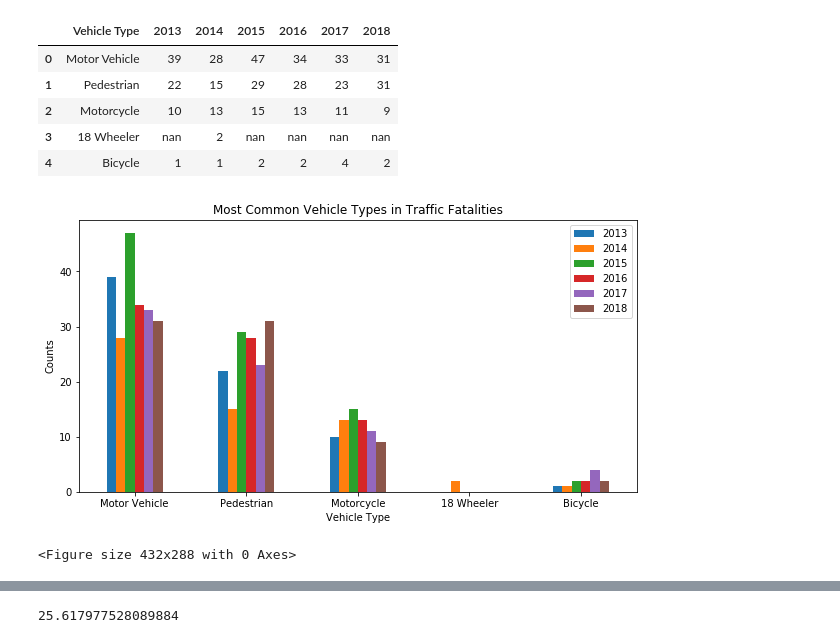
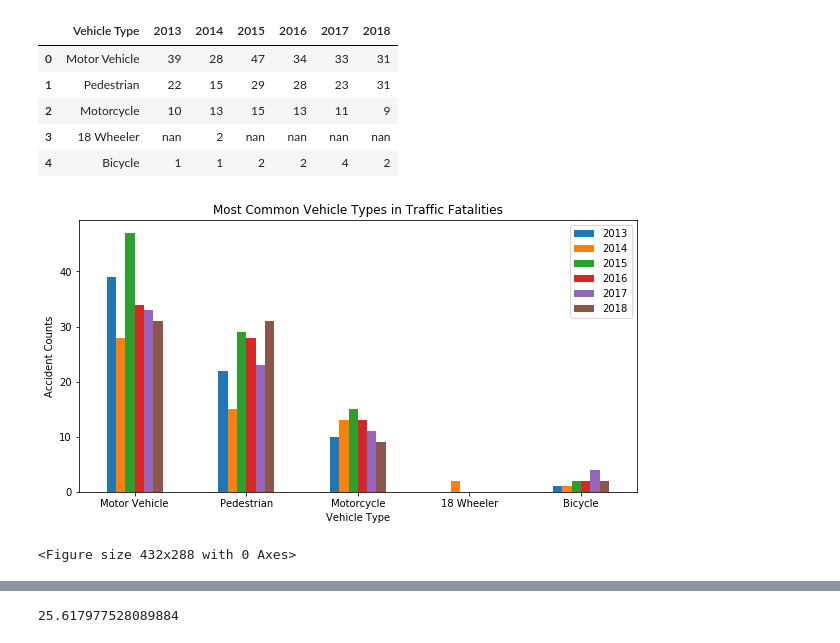
Before and after one commit to jal536/Austin_Traffic_Fatalities_2013_to_2018, a Jupyter notebook: Jen.ipynb, the cells around one changed output, grey strips where cells are left out. Cells and saved outputs as stored; diff of their text form; code cells hidden in the pictures.

```diff
--- a/Jen.ipynb
+++ b/Jen.ipynb
@@ -107,14 +107,14 @@ counts
 # %%
 vehicles = counts.plot(kind="bar", figsize=(10,5))
 vehicles.set_xticklabels(counts["Vehicle Type"], rotation=0)
 plt.title("Most Common Vehicle Types in Traffic Fatalities")
 plt.xlabel("Vehicle Type")
-plt.ylabel("Counts")
+plt.ylabel("Accident Counts")
 plt.show()
 plt.tight_layout()
-plt.savefig("../Vehicle_types.png")
+plt.savefig("Vehicle_types.png")
 # %% [output]
-[figure, old version]
+[figure, new version]
 <Figure size 432x288 with 0 Axes>
 # %%
 all_merged_df
```
Also changed, not shown: parts of 5 cells of this notebook, 3 other files.
